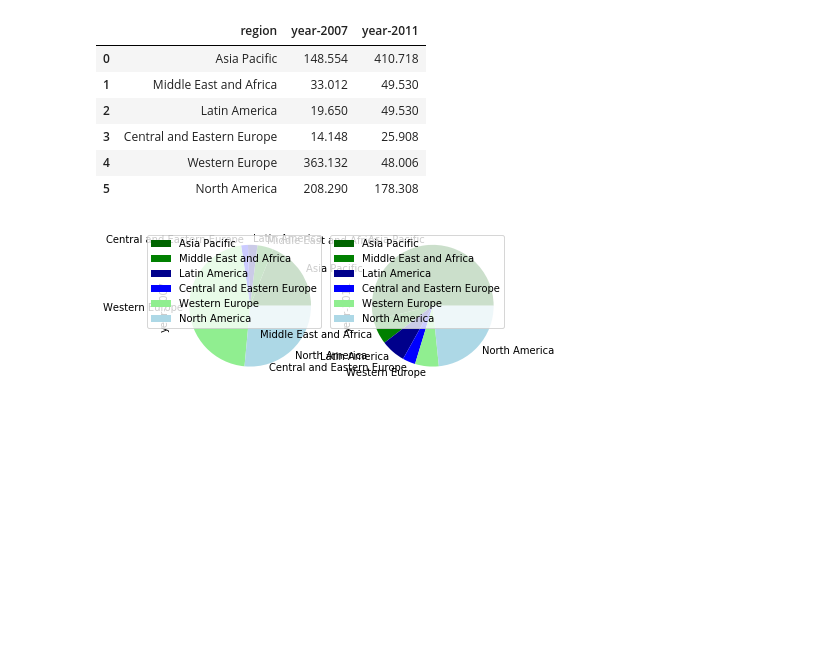
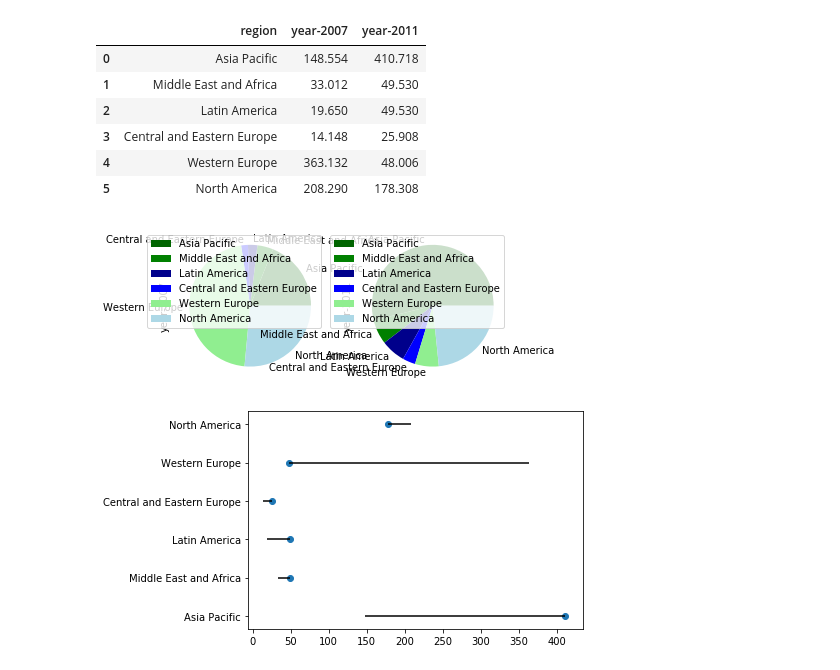
Before and after one commit to mingligraphics/foundations_homework, a Jupyter notebook: 14-homework/data/The Economist.ipynb, the cells around one changed output. Drawn from its saved outputs; the diff is of its cells as text; code cells hidden in the pictures; blank space fills up the shorter version.

```diff
--- a/14-homework/data/The Economist.ipynb
+++ b/14-homework/data/The Economist.ipynb
@@ -24,3 +24,13 @@ df[['year-2007','year-2011']].plot(kind='pie', subplots=True, labels=df.region,
 plt.savefig("economist01.pdf")
 # %% [output]
 [figure]
+# %%
+fig, ax = plt.subplots()
+ax.hlines(xmin=df['year-2007'], xmax=df['year-2011'], y=df.index)
+ax.scatter(x=df['year-2011'], y=df.index)
+ax.set_yticks(df.index)
+ax.yaxis.set_ticklabels(df['region'])
+
+plt.savefig("economist02.pdf")
+# %% [output]
+[figure, added]
```
Also changed, not shown: 1 other file.
